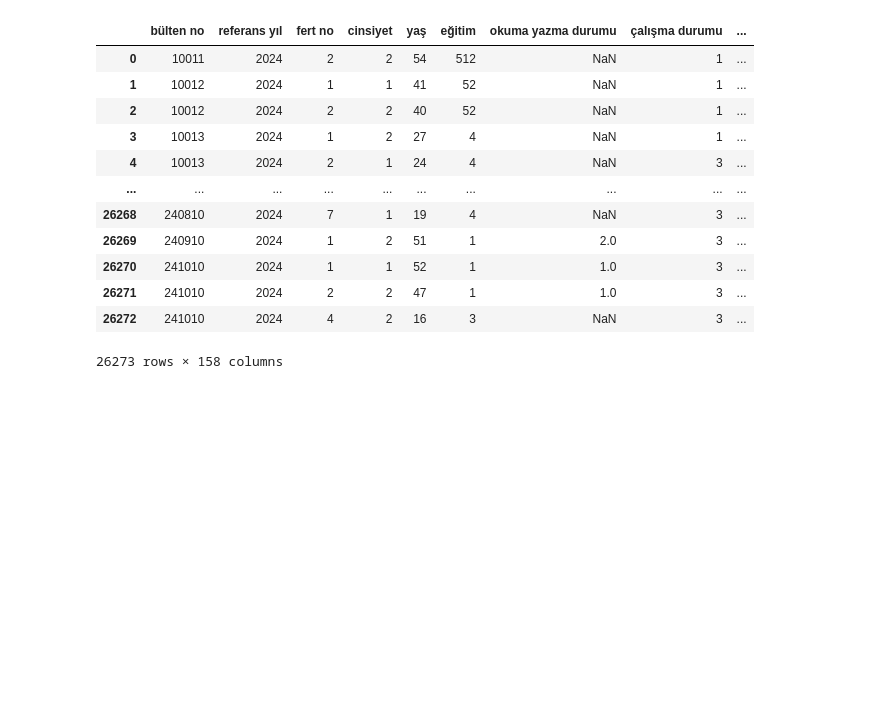
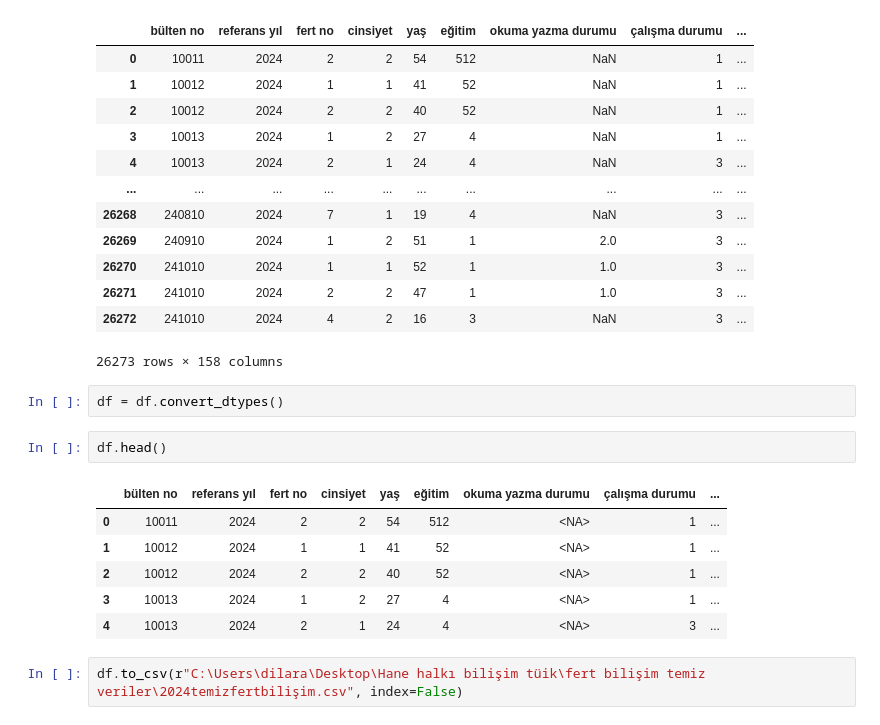
Before and after one commit to dilarasenay/hanehalki-bilisim-teknolojileri-tuik, a Jupyter notebook: 2024yilifert.ipynb, the cells around one changed output. Drawn from its saved outputs; the diff is of its cells as text; blank space fills up the shorter version.

```diff
--- a/2024yili.ipynb
+++ b/2024yilifert.ipynb
@@ -380,3 +380,16 @@ df
 | 26271 | 241010 | 2024 | 2 | 2 | 47 | 1 | 1.0 | 3 | ... |
 | 26272 | 241010 | 2024 | 4 | 2 | 16 | 3 | NaN | 3 | ... |
 26273 rows × 158 columns
+# %%
+df = df.convert_dtypes()
+# %%
+df.head()
+# %% [output]
+|  | bülten no | referans yıl | fert no | cinsiyet | yaş | eğitim | okuma yazma durumu | çalışma durumu | ... |
+| 0 | 10011 | 2024 | 2 | 2 | 54 | 512 | <NA> | 1 | ... |
+| 1 | 10012 | 2024 | 1 | 1 | 41 | 52 | <NA> | 1 | ... |
+| 2 | 10012 | 2024 | 2 | 2 | 40 | 52 | <NA> | 1 | ... |
+| 3 | 10013 | 2024 | 1 | 2 | 27 | 4 | <NA> | 1 | ... |
+| 4 | 10013 | 2024 | 2 | 1 | 24 | 4 | <NA> | 3 | ... |
+# %%
+df.to_csv(r"C:\Users\dilara\Desktop\Hane halkı bilişim tüik\fert bilişim temiz veriler\2024temizfertbilişim.csv", index=False)
```
Also changed, not shown: parts of 1 cell of this notebook, 23 other files.
